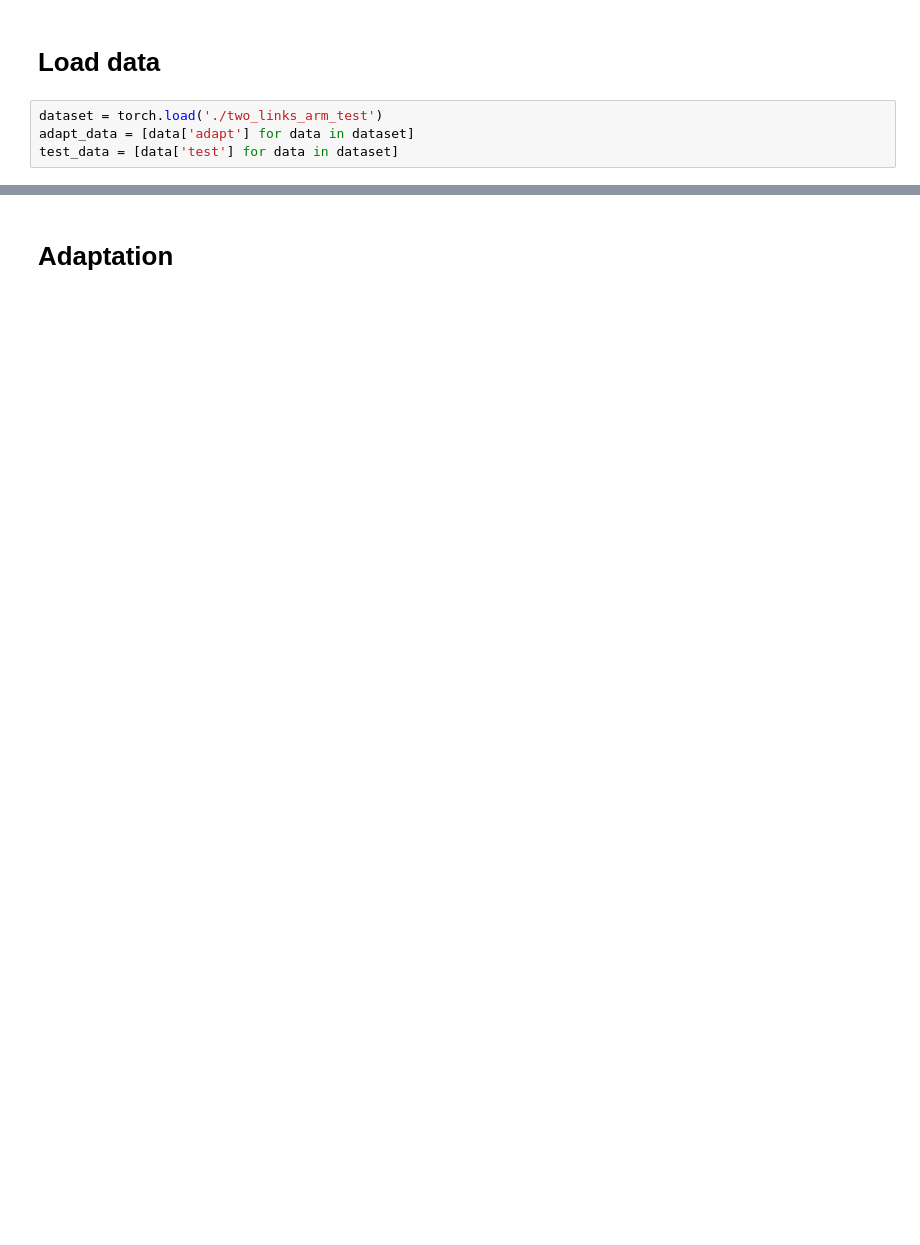
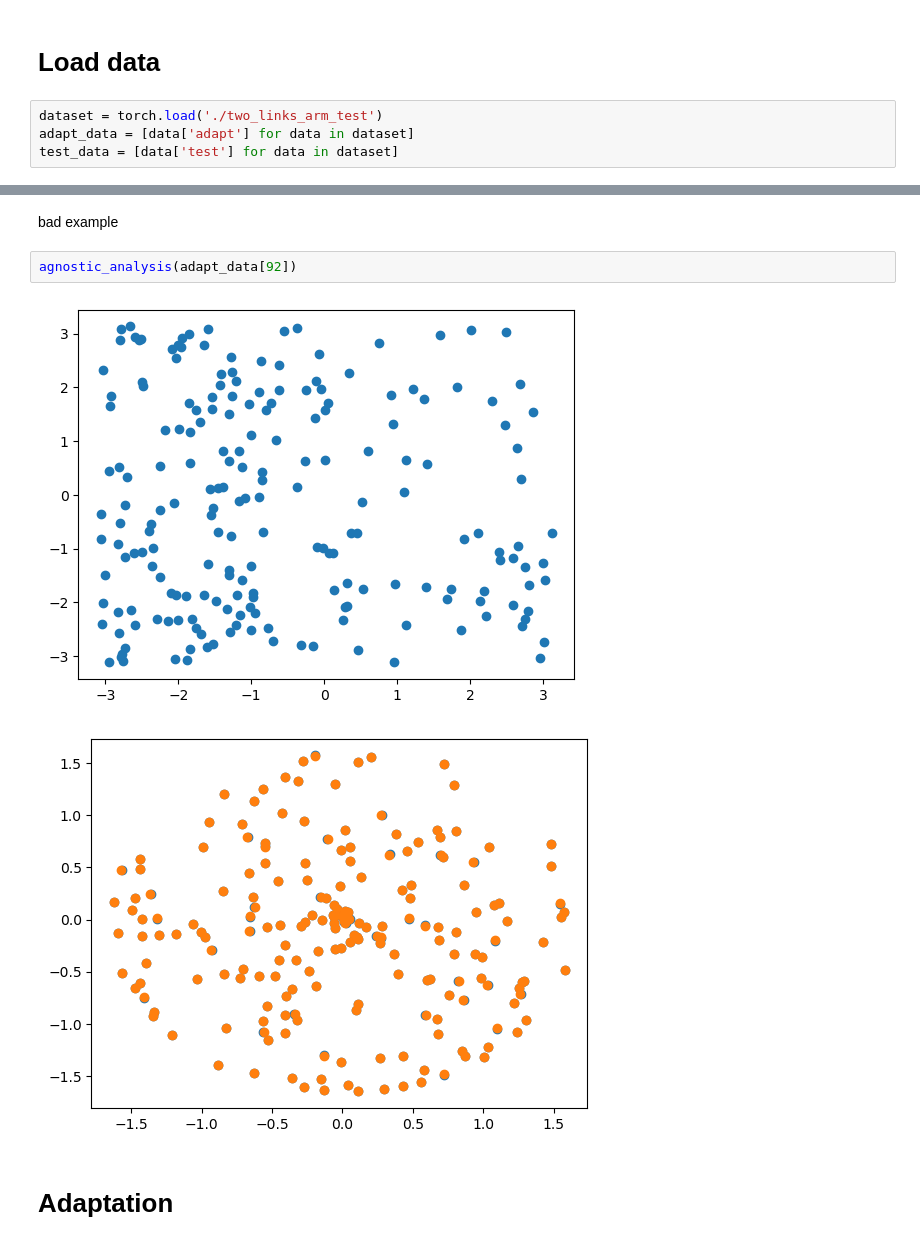
Before and after one commit to yunhao-tech/Sequantial-Monte-Carlo-project, a Jupyter notebook: two_link_arm_smcd.ipynb, the cells around one changed output, grey strips where cells are left out. Saved outputs shown, nothing was run; the diff lists cells and outputs as text; blank space fills up the shorter version.

```diff
--- a/two_link_arm_smcd.ipynb
+++ b/two_link_arm_smcd.ipynb
@@ -49,3 +65,10 @@ test_data = [data['test'] for data in dataset]
+# %% [markdown]
+bad example
+# %%
+agnostic_analysis(adapt_data[92])
+# %% [output]
+[figure, added]
+[figure, added]
 # %% [markdown]
 # Adaptation
 # %%
```
Also changed, not shown: parts of 13 cells of this notebook, 1 other file.
